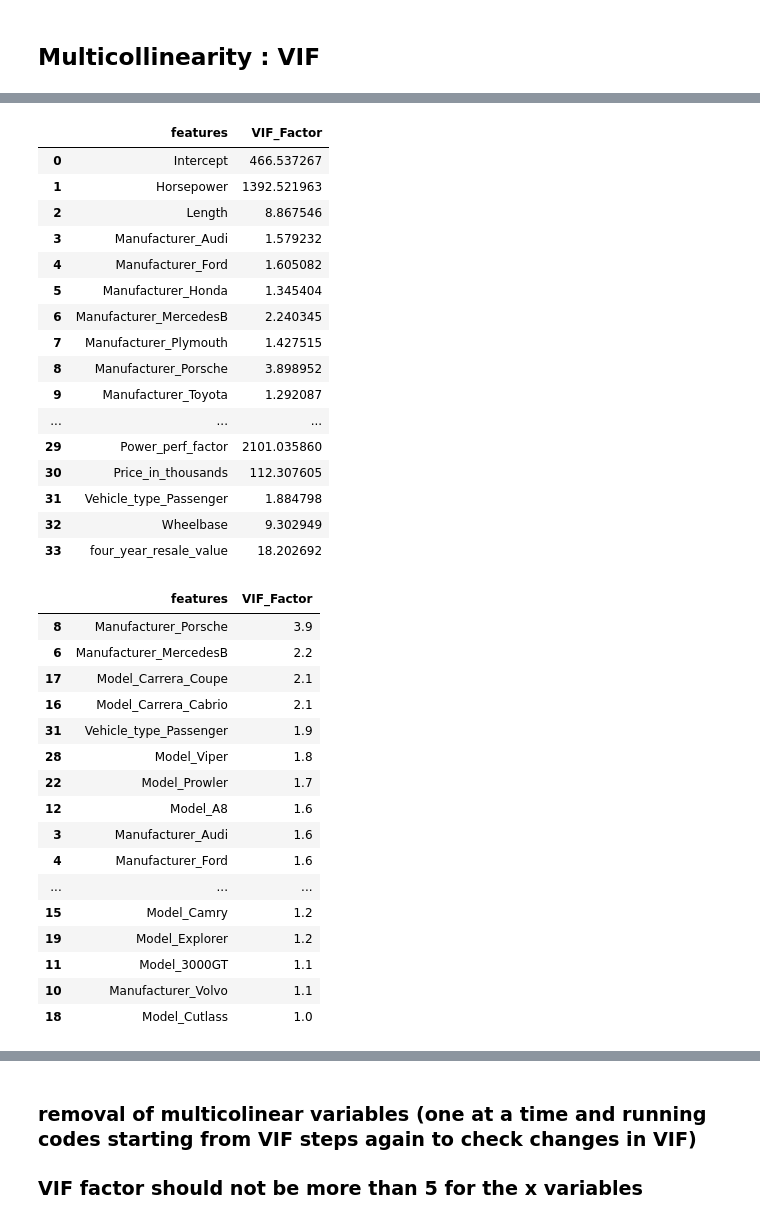
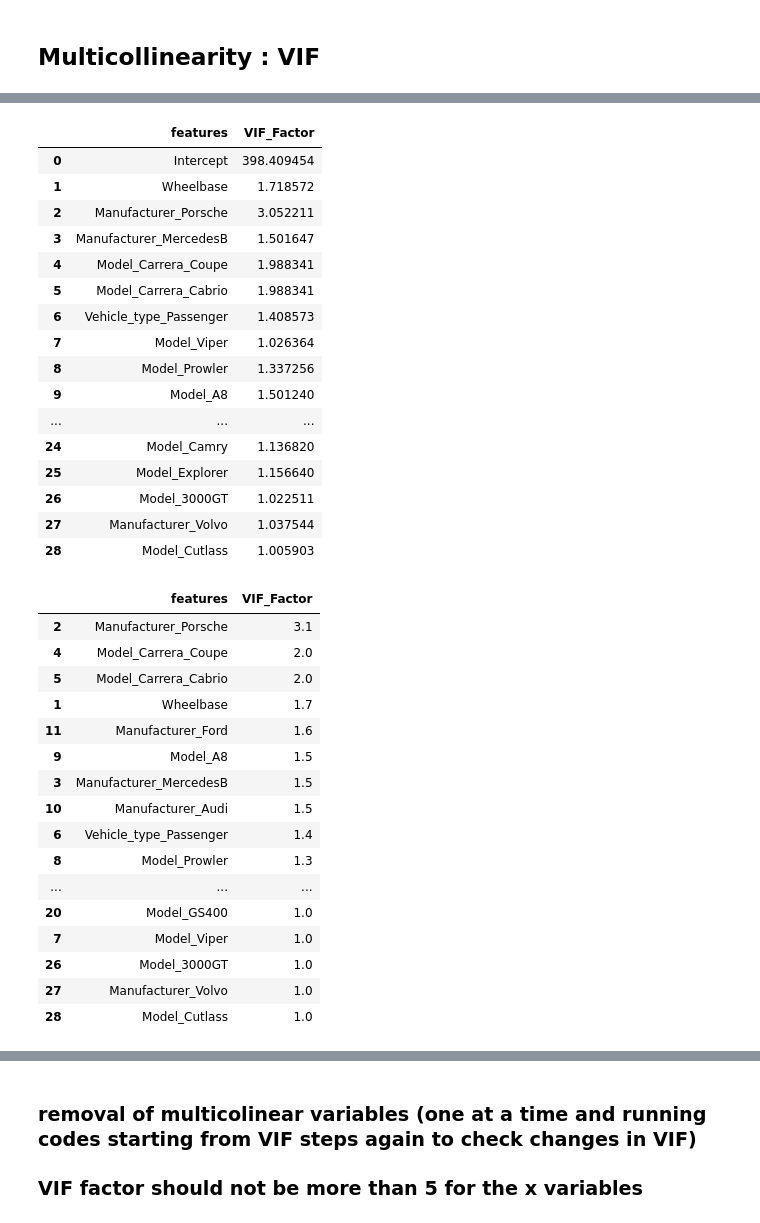
Before and after one commit to kroopeshrajput/Linear_regression_OLS_Car_sales, a Jupyter notebook: OLS Car sales.ipynb, the cells around one changed output, grey strips where cells are left out. Drawn from its saved outputs; the diff is of its cells as text; code cells hidden in the pictures.

```diff
--- a/OLS Car sales.ipynb
+++ b/OLS Car sales.ipynb
@@ -404,0 +404,3 @@ formula_m1
+# %%
+formula_m2 = 'log_Sales_in_thousands~'+ '+'.join(features)
+formula_m2
@@ -414,0 +411,9 @@ y, x = dmatrices(formula_m1, data = cars, return_type= 'dataframe')
+# %%
+from patsy import dmatrices
+from statsmodels.stats.outliers_influence import variance_inflation_factor
+import statsmodels.api as sm
+
+y, X = dmatrices(formula_m2, data=cars, return_type="dataframe")
+
+
+vif_factor = [variance_inflation_factor(X.values, i) for i in range(X.shape[1])]
@@ -415,6 +440,6 @@ y, x = dmatrices(formula_m1, data = cars, return_type= 'dataframe')
 # %%
 vif = pd.DataFrame()
 # %%
-vif['features'] =  x.columns
+vif['features'] =  X.columns
 vif
 # %% [output]
@@ -458,43 +467,43 @@ vif
 # %%
-vif['VIF_Factor'] = [variance_inflation_factor(x.values, i) for i in range(x.shape[1])]
+vif['VIF_Factor'] = [variance_inflation_factor(X.values, i) for i in range(X.shape[1])]
 # %%
 vif
 # %% [output]
 |  | features | VIF_Factor |
-| 0 | Intercept | 466.537267 |
-| 1 | Horsepower | 1392.521963 |
-| 2 | Length | 8.867546 |
-| 3 | Manufacturer_Audi | 1.579232 |
-| 4 | Manufacturer_Ford | 1.605082 |
-| 5 | Manufacturer_Honda | 1.345404 |
-| 6 | Manufacturer_MercedesB | 2.240345 |
-| 7 | Manufacturer_Plymouth | 1.427515 |
-| 8 | Manufacturer_Porsche | 3.898952 |
-| 9 | Manufacturer_Toyota | 1.292087 |
+| 0 | Intercept | 398.409454 |
+| 1 | Wheelbase | 1.718572 |
+| 2 | Manufacturer_Porsche | 3.052211 |
+| 3 | Manufacturer_MercedesB | 1.501647 |
+| 4 | Model_Carrera_Coupe | 1.988341 |
+| 5 | Model_Carrera_Cabrio | 1.988341 |
+| 6 | Vehicle_type_Passenger | 1.408573 |
+| 7 | Model_Viper | 1.026364 |
+| 8 | Model_Prowler | 1.337256 |
+| 9 | Model_A8 | 1.501240 |
 | ... | ... | ... |
-| 29 | Power_perf_factor | 2101.035860 |
-| 30 | Price_in_thousands | 112.307605 |
-| 31 | Vehicle_type_Passenger | 1.884798 |
-| 32 | Wheelbase | 9.302949 |
-| 33 | four_year_resale_value | 18.202692 |
+| 24 | Model_Camry | 1.136820 |
+| 25 | Model_Explorer | 1.156640 |
+| 26 | Model_3000GT | 1.022511 |
+| 27 | Manufacturer_Volvo | 1.037544 |
+| 28 | Model_Cutlass | 1.005903 |
 # %%
 vif = vif.round(1).sort_values(by = 'VIF_Factor', ascending= False)
-vif[vif.VIF_Factor < 5]
+vif[vif.VIF_Factor < 4]
 # %% [output]
 |  | features | VIF_Factor |
-| 8 | Manufacturer_Porsche | 3.9 |
-| 6 | Manufacturer_MercedesB | 2.2 |
-| 17 | Model_Carrera_Coupe | 2.1 |
-| 16 | Model_Carrera_Cabrio | 2.1 |
-| 31 | Vehicle_type_Passenger | 1.9 |
-| 28 | Model_Viper | 1.8 |
-| 22 | Model_Prowler | 1.7 |
-| 12 | Model_A8 | 1.6 |
-| 3 | Manufacturer_Audi | 1.6 |
-| 4 | Manufacturer_Ford | 1.6 |
+| 2 | Manufacturer_Porsche | 3.1 |
+| 4 | Model_Carrera_Coupe | 2.0 |
+| 5 | Model_Carrera_Cabrio | 2.0 |
+| 1 | Wheelbase | 1.7 |
+| 11 | Manufacturer_Ford | 1.6 |
+| 9 | Model_A8 | 1.5 |
+| 3 | Manufacturer_MercedesB | 1.5 |
+| 10 | Manufacturer_Audi | 1.5 |
+| 6 | Vehicle_type_Passenger | 1.4 |
+| 8 | Model_Prowler | 1.3 |
 | ... | ... | ... |
-| 15 | Model_Camry | 1.2 |
-| 19 | Model_Explorer | 1.2 |
-| 11 | Model_3000GT | 1.1 |
-| 10 | Manufacturer_Volvo | 1.1 |
-| 18 | Model_Cutlass | 1.0 |
+| 20 | Model_GS400 | 1.0 |
+| 7 | Model_Viper | 1.0 |
+| 26 | Model_3000GT | 1.0 |
+| 27 | Manufacturer_Volvo | 1.0 |
+| 28 | Model_Cutlass | 1.0 |
```
Also changed, not shown: parts of 13 cells of this notebook.
